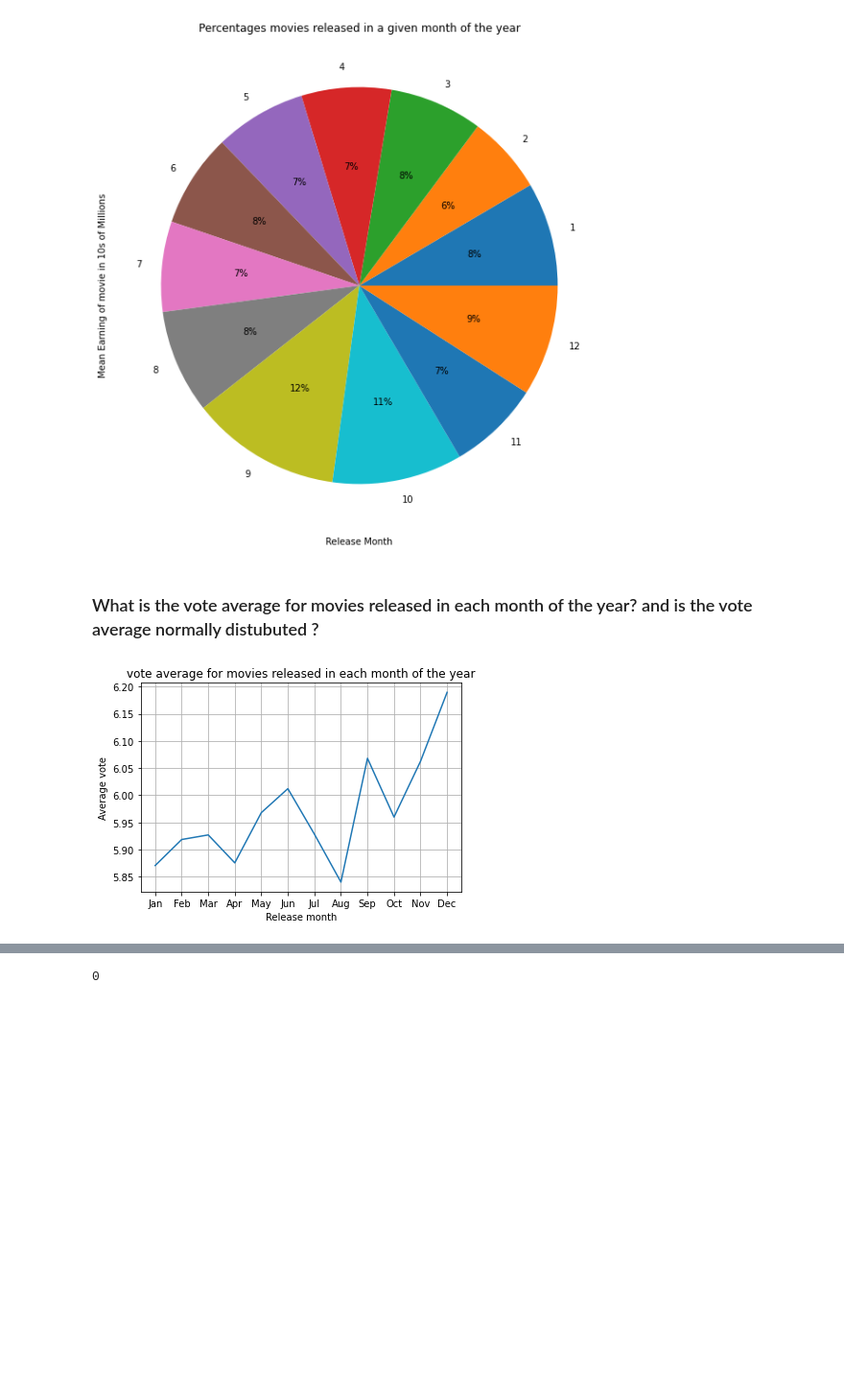
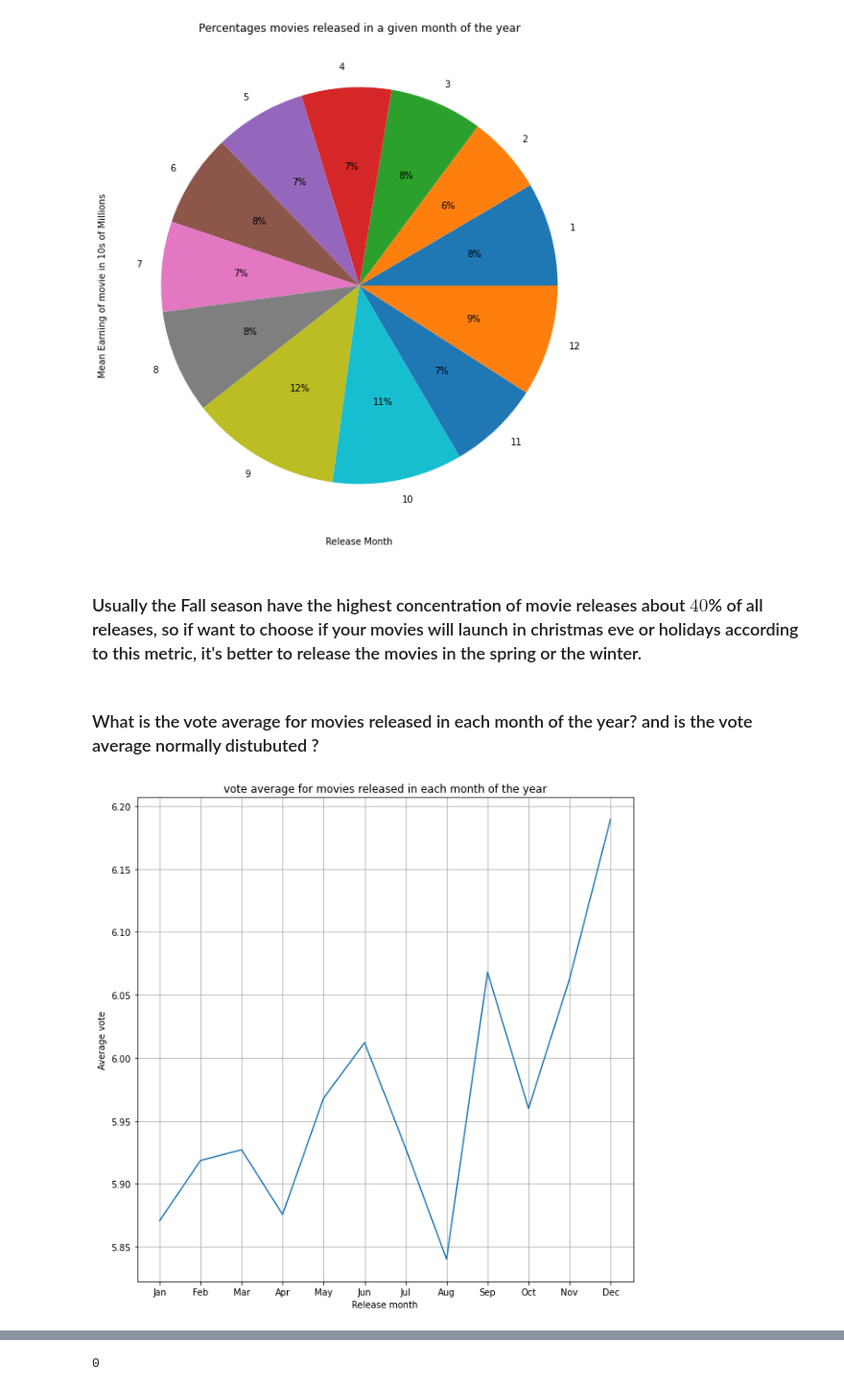
Before and after one commit to OmarAlaaeldein/Investigate-a-Dataset-TMDb-movie-dataset, a Jupyter notebook: Investigate_a_Dataset.ipynb, the cells around one changed output, grey strips where cells are left out. Shown at 96% size. Cells and saved outputs as stored; diff of their text form; code cells hidden in the pictures; blank space fills up the shorter version.

```diff
--- a/Investigate_a_Dataset.ipynb
+++ b/Investigate_a_Dataset.ipynb
@@ -211,14 +217,17 @@ plt.title("Percentages movies released in a given month of the year")
 plt.grid()
 # %% [output]
 [figure]
+# %% [markdown]
+### Usually the Fall season have the highest concentration of movie releases about $40$% of all releases, so if want to choose if your movies will launch in christmas eve or holidays according to this metric, it's better to release the movies in the spring or the winter.
 # %% [markdown]
 ### What is the vote average for movies released in each month of the year? and is the vote average normally distubuted ?
 # %%
+plt.figure(figsize=(10,10))
 df_sorted.groupby("release_date")["vote_average"].mean().plot(kind="line");
 plt.xlabel("Release month")
 plt.ylabel("Average vote")
 plt.xticks(np.arange(1,13),ticks)
 plt.title("vote average for movies released in each month of the year")
 plt.grid()
 # %% [output]
-[figure, old version]
+[figure, new version]
```
Also changed, not shown: parts of 24 cells of this notebook, 1 other file.
